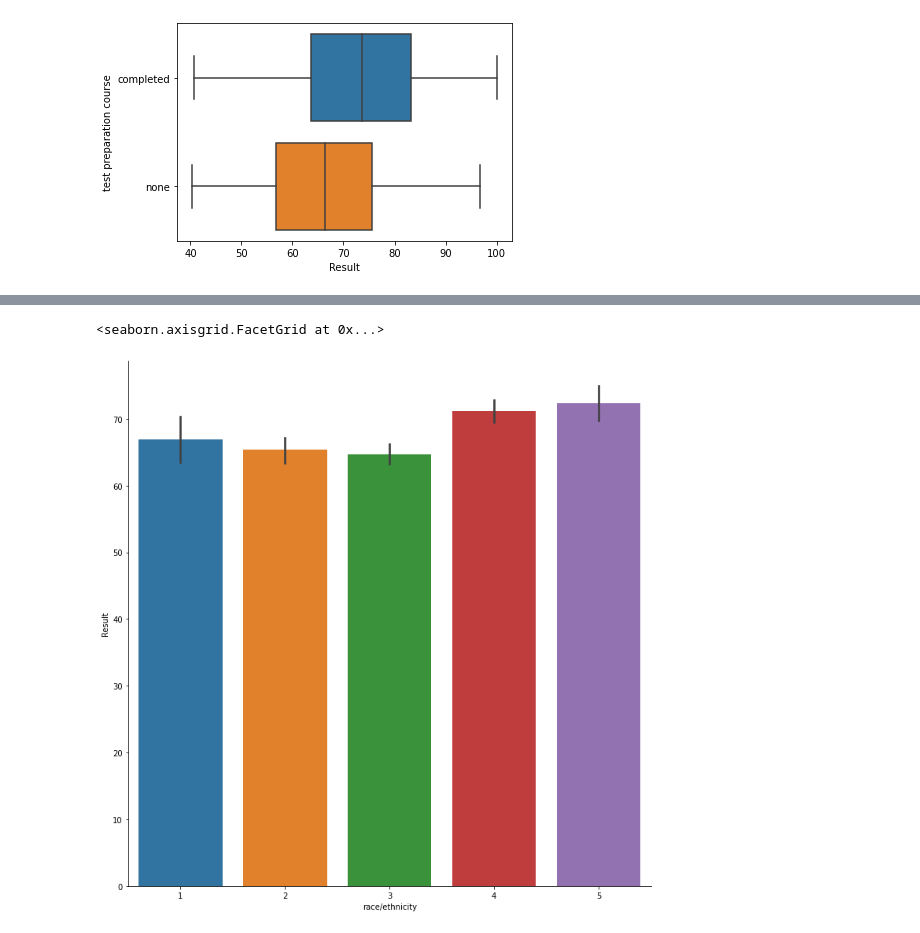
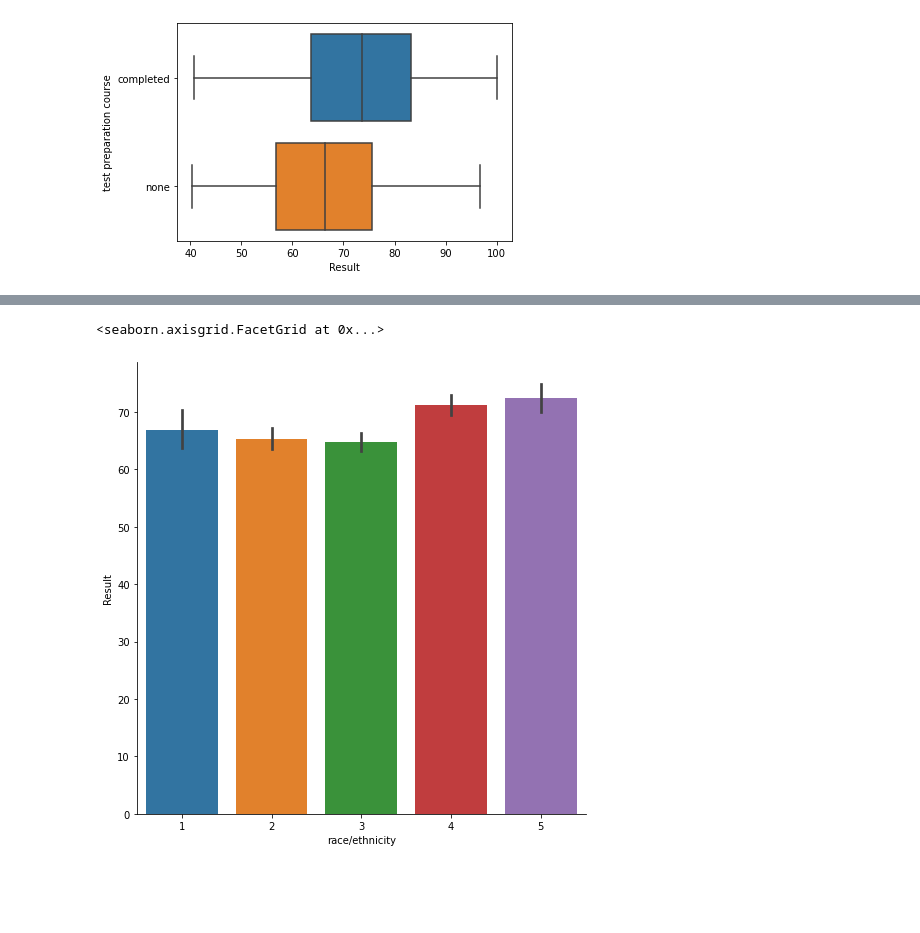
Before and after one commit to faycalzaazoua/DataTreatmentJUPYTER, a Jupyter notebook: data PY/project_23_09/project.ipynb, the cells around one changed output, grey strips where cells are left out. Saved outputs shown, nothing was run; the diff lists cells and outputs as text; code cells hidden in the pictures; blank space fills up the shorter version.

```diff
--- a/data PY/project_23_09/project.ipynb
+++ b/data PY/project_23_09/project.ipynb
@@ -51,9 +56,8 @@ sns.boxplot(data=value, x="Result", y="test preparation course")
 # %%
 a['race/ethnicity'] = a['race/ethnicity'].replace(to_replace=["group A","group B","group C","group D","group E"],
 value=[1,2,3,4,5])
+sns.catplot(data=a, x="race/ethnicity", y="Result",height=7, kind='bar' )
+#on observe que les groupes E ET D sont plus performants que le reste
+# %% [output]
+<seaborn.axisgrid.FacetGrid at 0x...>
+[figure, added]
-# %%
-sns.catplot(data=a, x="race/ethnicity", y="Result",height=10, kind="bar" )
-#on observe que les groupes E ET D sont plus performants que le reste
-# %% [output]
-<seaborn.axisgrid.FacetGrid at 0x...>
-[figure, removed]
```
Also changed, not shown: parts of 9 cells of this notebook.
